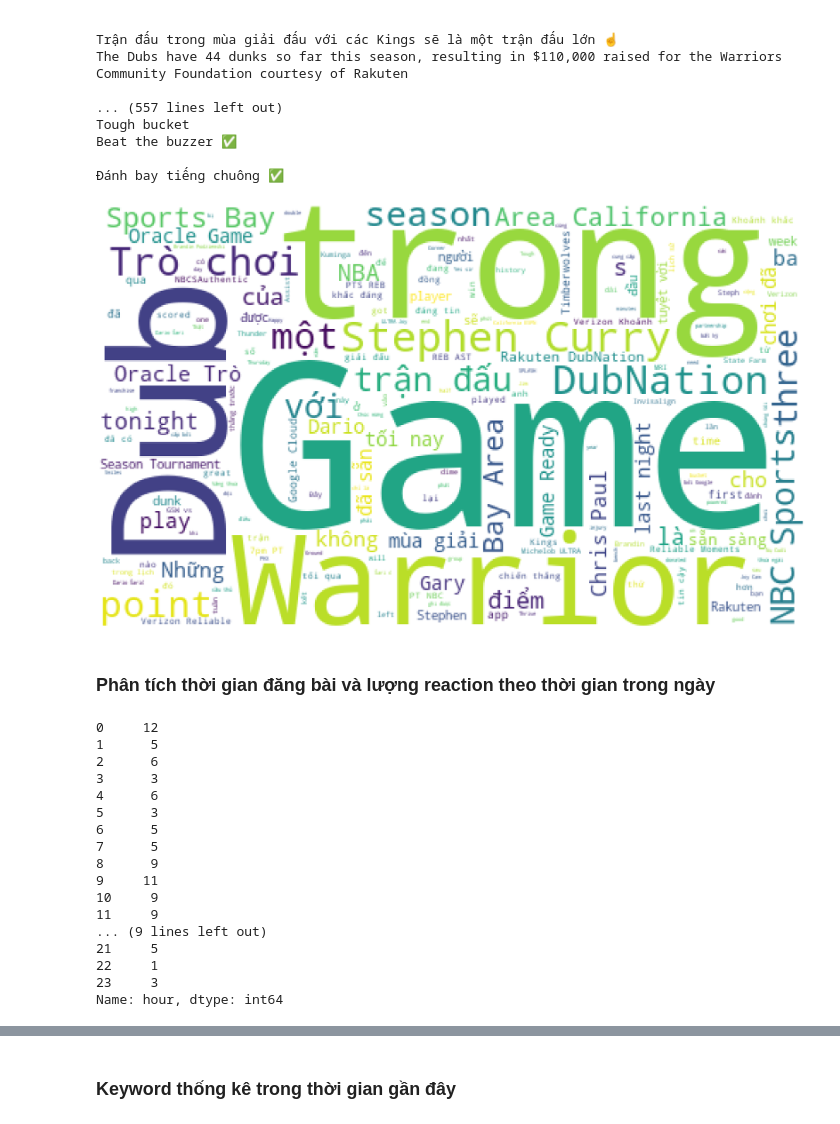
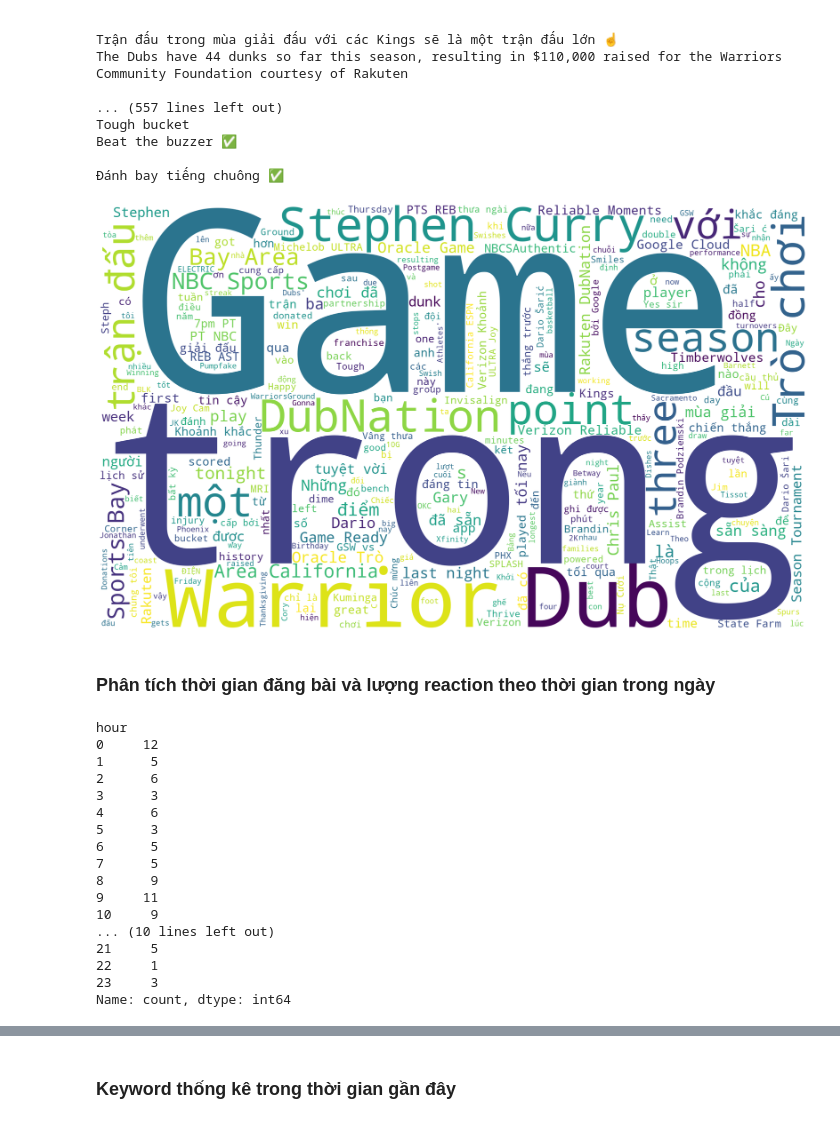
Before and after one commit to XmushroomX/Final-Project, a Jupyter notebook: Analyze_post.ipynb, the cells around one changed output, grey strips where cells are left out. Drawn from its saved outputs; the diff is of its cells as text; code cells hidden in the pictures.

```diff
--- a/Analyze_post.ipynb
+++ b/Analyze_post.ipynb
@@ -5,7 +5,7 @@ import seaborn as sns
 import numpy as np
 import matplotlib.pyplot as plt
 # %%
-post_df_full = pd.read_excel("Data/warriors.xlsx")
+post_df_full = pd.read_excel("Data/warriors_clean.xlsx")
 # %%
 post_df_full1=post_df_full
 post_df_full1['reactions'] = post_df_full1['reactions'].apply(lambda x : dict(eval(x)) )
@@ -86,17 +86,17 @@ import matplotlib.pyplot as plt
 # %%
 texto = text
 wordcloud = WordCloud(stopwords=STOPWORDS,
                           background_color='white',
                       max_words=300,
-                      width=500, height=300
+                      width=2000, height=1200
                          ).generate(texto)
 plt.figure(figsize=(40,20))
 plt.clf()
 plt.imshow(wordcloud)
 plt.axis('off')
 plt.show()
 # %% [output]
-[figure, old version]
+[figure, new version]
 # %% [markdown]
 ### Phân tích thời gian đăng bài và lượng reaction theo thời gian trong ngày
 # %%
@@ -108,6 +108,7 @@ post_per_hour = post_per_hour.reindex(range(24), fill_value=0)
 
 post_per_hour
 # %% [output]
+hour
 0     12
 1      5
 2      6
@@ -119,12 +120,11 @@ post_per_hour
 8      9
 9     11
 10     9
-11     9
-... (9 lines left out)
+... (10 lines left out)
 21     5
 22     1
 23     3
-Name: hour, dtype: int64
+Name: count, dtype: int64
 # %%
 # tổng số lượt reaction theo giờ
 reactions_per_hour = post_df_full.groupby('hour')['reaction_count'].sum()
```
Also changed, not shown: parts of 4 cells of this notebook, 3 other files.
